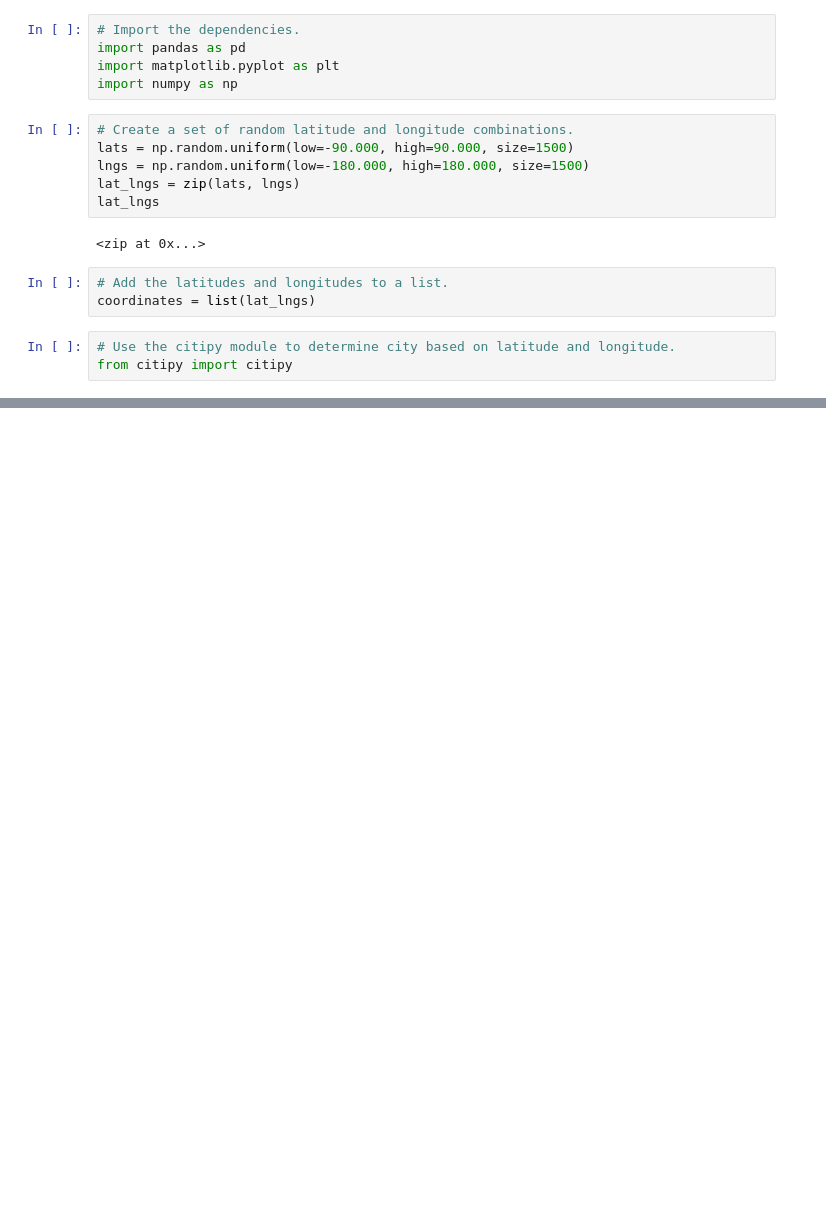
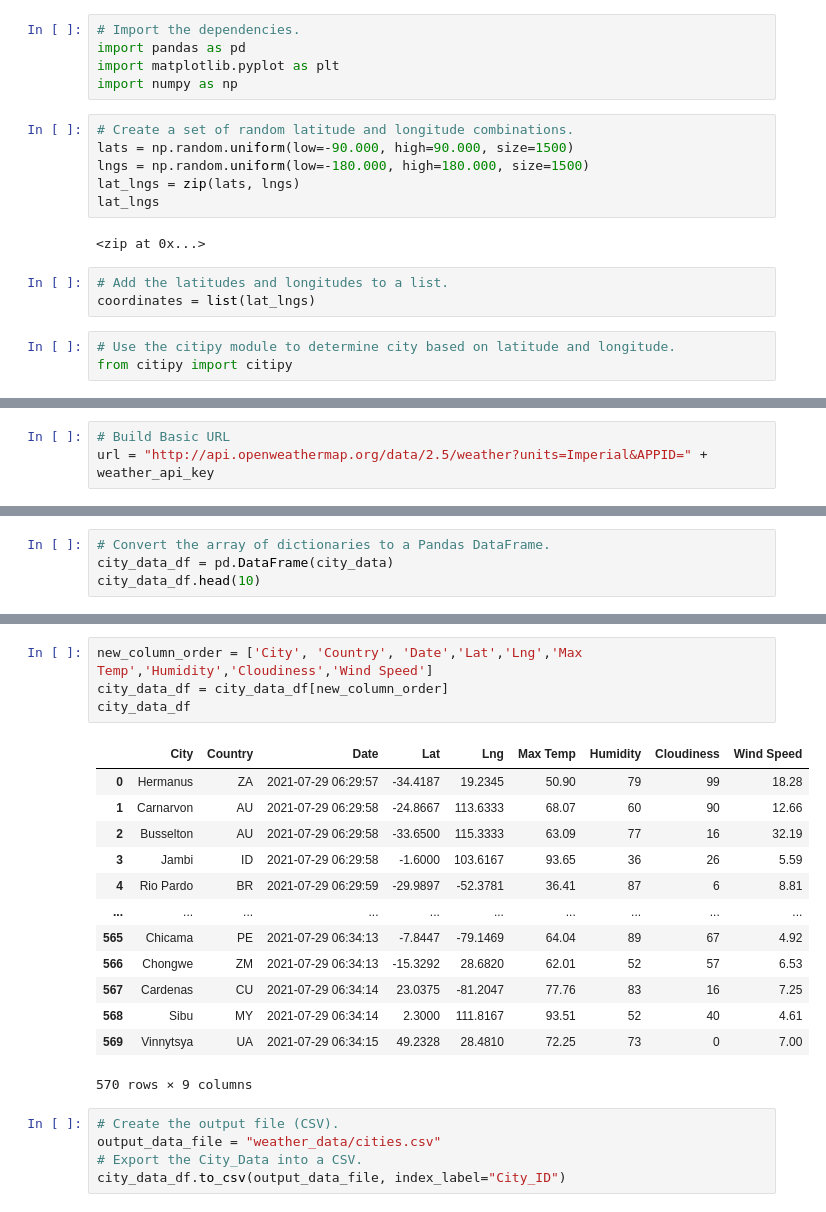
Before and after one commit to rykiprince/World_Weather_Analysis, a Jupyter notebook: WeatherPy.ipynb, the cells around one changed output, grey strips where cells are left out. Saved outputs shown, nothing was run; the diff lists cells and outputs as text; blank space fills up the shorter version.

Commit message:
update WeatherPy with cities dataframe.

```diff
--- a/WeatherPy.ipynb
+++ b/WeatherPy.ipynb
@@ -33,0 +39,3 @@ len(cities)
+# %%
+# Build Basic URL
+url = "http://api.openweathermap.org/data/2.5/weather?units=Imperial&APPID=" + weather_api_key
@@ -33,0 +119,4 @@ len(cities)
+# %%
+# Convert the array of dictionaries to a Pandas DataFrame.
+city_data_df = pd.DataFrame(city_data)
+city_data_df.head(10)
@@ -33,0 +135,23 @@ len(cities)
+# %%
+new_column_order = ['City', 'Country', 'Date','Lat','Lng','Max Temp','Humidity','Cloudiness','Wind Speed']
+city_data_df = city_data_df[new_column_order]
+city_data_df
+# %% [output]
+|  | City | Country | Date | Lat | Lng | Max Temp | Humidity | Cloudiness | Wind Speed |
+| 0 | Hermanus | ZA | 2021-07-29 06:29:57 | -34.4187 | 19.2345 | 50.90 | 79 | 99 | 18.28 |
+| 1 | Carnarvon | AU | 2021-07-29 06:29:58 | -24.8667 | 113.6333 | 68.07 | 60 | 90 | 12.66 |
+| 2 | Busselton | AU | 2021-07-29 06:29:58 | -33.6500 | 115.3333 | 63.09 | 77 | 16 | 32.19 |
+| 3 | Jambi | ID | 2021-07-29 06:29:58 | -1.6000 | 103.6167 | 93.65 | 36 | 26 | 5.59 |
+| 4 | Rio Pardo | BR | 2021-07-29 06:29:59 | -29.9897 | -52.3781 | 36.41 | 87 | 6 | 8.81 |
+| ... | ... | ... | ... | ... | ... | ... | ... | ... | ... |
+| 565 | Chicama | PE | 2021-07-29 06:34:13 | -7.8447 | -79.1469 | 64.04 | 89 | 67 | 4.92 |
+| 566 | Chongwe | ZM | 2021-07-29 06:34:13 | -15.3292 | 28.6820 | 62.01 | 52 | 57 | 6.53 |
+| 567 | Cardenas | CU | 2021-07-29 06:34:14 | 23.0375 | -81.2047 | 77.76 | 83 | 16 | 7.25 |
+| 568 | Sibu | MY | 2021-07-29 06:34:14 | 2.3000 | 111.8167 | 93.51 | 52 | 40 | 4.61 |
+| 569 | Vinnytsya | UA | 2021-07-29 06:34:15 | 49.2328 | 28.4810 | 72.25 | 73 | 0 | 7.00 |
+570 rows × 9 columns
+# %%
+# Create the output file (CSV).
+output_data_file = "weather_data/cities.csv"
+# Export the City_Data into a CSV.
+city_data_df.to_csv(output_data_file, index_label="City_ID")
```
Also changed, not shown: parts of 4 cells of this notebook, 1 other file.
